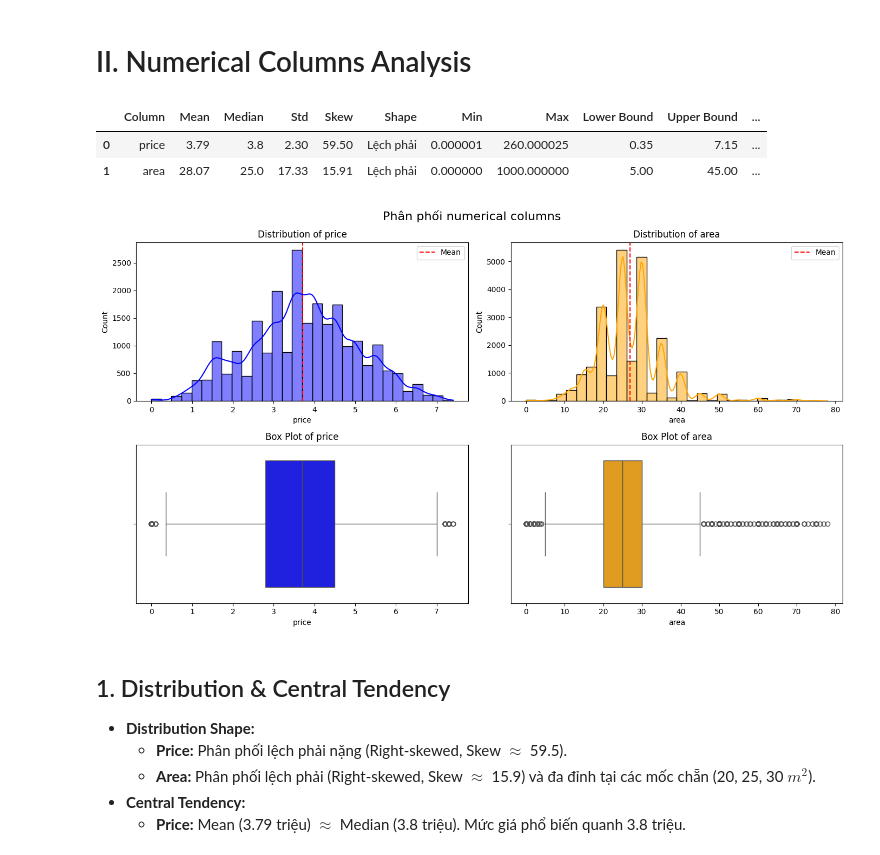
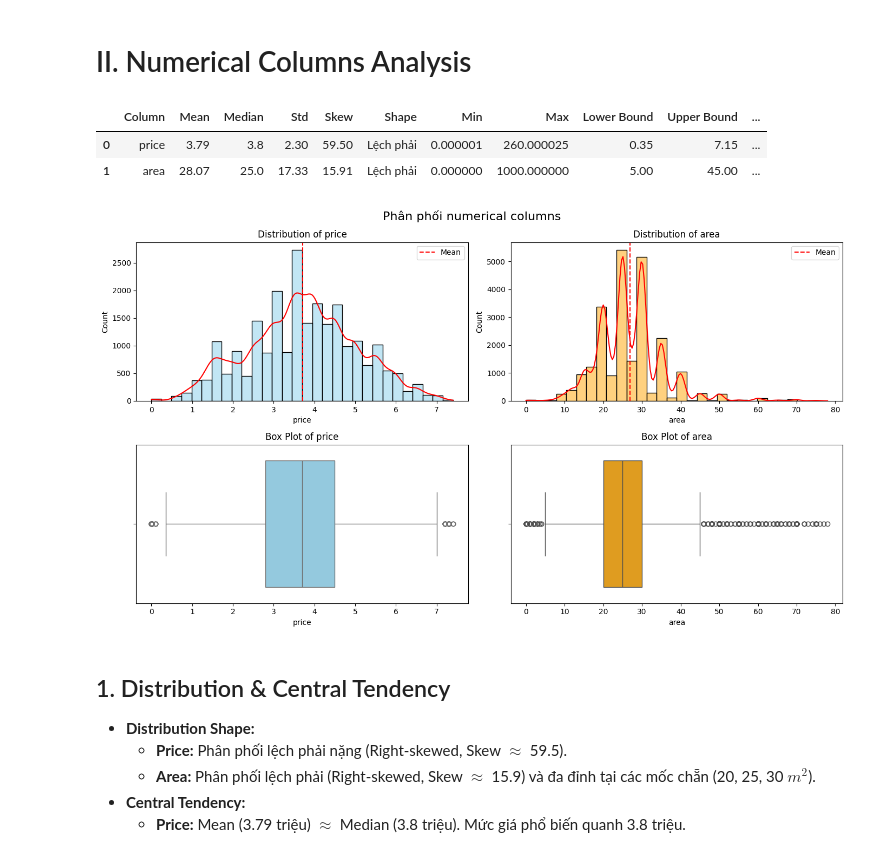
Before and after one commit to HungHiHung10/Intro2DS, a Jupyter notebook: notebooks/Explore_data.ipynb, the cells around one changed output. Cells and saved outputs as stored; diff of their text form; code cells hidden in the pictures.

```diff
--- a/notebooks/Explore_data.ipynb
+++ b/notebooks/Explore_data.ipynb
@@ -9,7 +9,7 @@ import glob
 # Load data
 # %%
 df = pd.concat(
-    [pd.read_csv(f) for f in glob.glob("Data/*.csv")],
+    [pd.read_csv(f) for f in glob.glob("../Data/*.csv")],
     ignore_index=True
 )
 df.sample()
@@ -211,36 +211,36 @@ for name_col in numerical_cols:
         "Outliers Count": num_outliers,
         "Percentage outliers": f"{percent_outliers:.2f}%",
         "Missing (%)": f"{pct_missing:.2f}%",
         "Impossible (<=0)": num_impossible,
         "Placeholders": placeholder_note,
     })
 summary_df = pd.DataFrame(summary)
 display(summary_df)
 
 
 fig, axes = plt.subplots(nrows=2, ncols=2, figsize=(14, 8))
 fig.suptitle('Phân phối numerical columns', fontsize=16)
 
-colors = ['blue', 'orange']
+colors = ['skyblue', 'orange']
 
 for i, col in enumerate(numerical_cols):
     data_viz = df_process[df_process[col] < df_process[col].quantile(0.99)][col]
-
     sns.histplot(data_viz, kde=True, ax=axes[0, i], color=colors[i], bins=30)
+    axes[0, i].lines[-1].set_color('red')
     axes[0, i].set_title(f'Distribution of {col}')
     axes[0, i].axvline(data_viz.mean(), color='red', linestyle='--', label='Mean')
     axes[0, i].legend()
 
     sns.boxplot(x=data_viz, ax=axes[1, i], color=colors[i])
     axes[1, i].set_title(f'Box Plot of {col}')
 
 plt.tight_layout()
 plt.show()
 # %% [output]
 |  | Column | Mean | Median | Std | Skew | Shape | Min | Max | Lower Bound | Upper Bound | ... |
 | 0 | price | 3.79 | 3.8 | 2.30 | 59.50 | Lệch phải | 0.000001 | 260.000025 | 0.35 | 7.15 | ... |
 | 1 | area | 28.07 | 25.0 | 17.33 | 15.91 | Lệch phải | 0.000000 | 1000.000000 | 5.00 | 45.00 | ... |
-[figure, old version]
+[figure, new version]
 # %% [markdown]
 ## 1. Distribution & Central Tendency
 * **Distribution Shape:**
```
Also changed, not shown: parts of 1 cell of this notebook.
